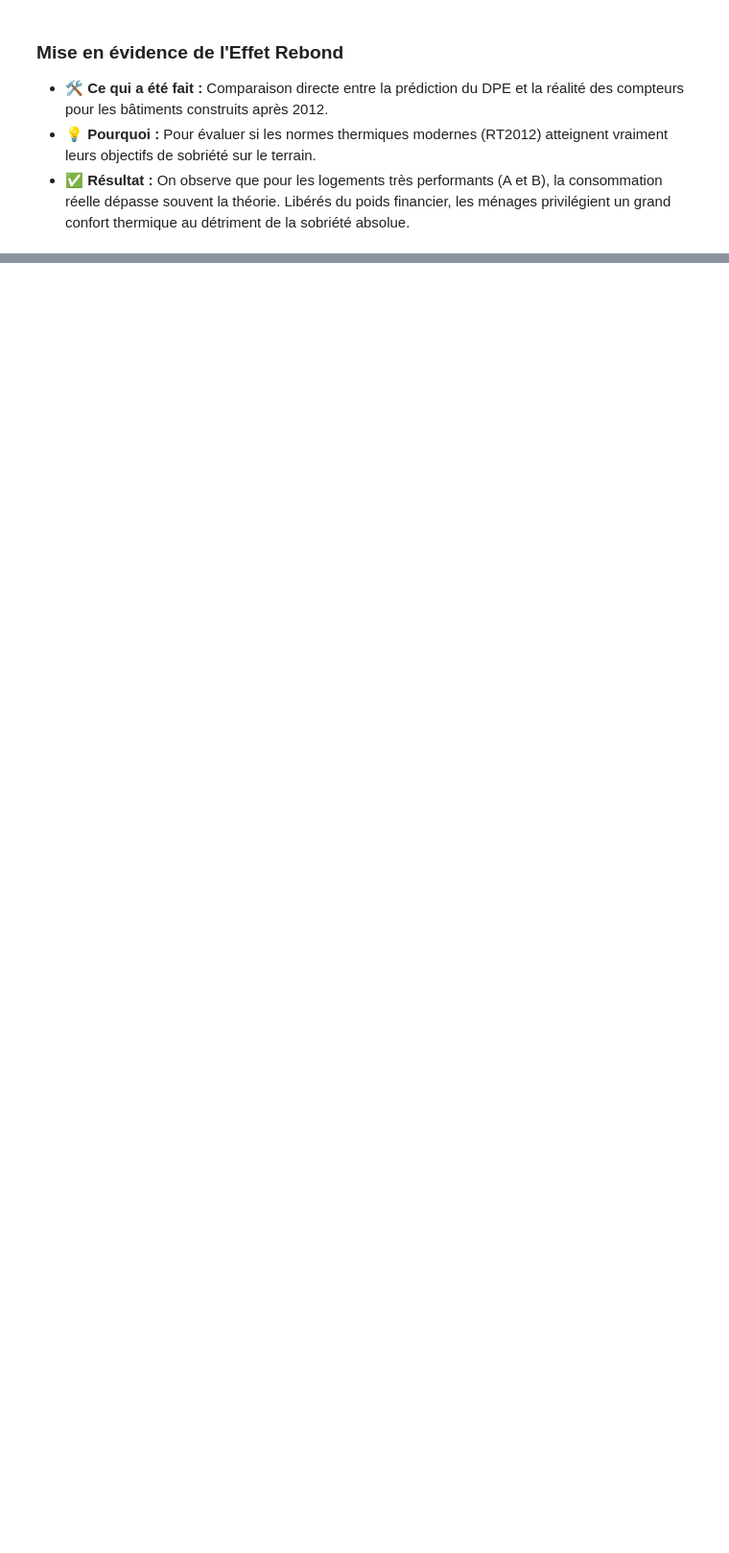
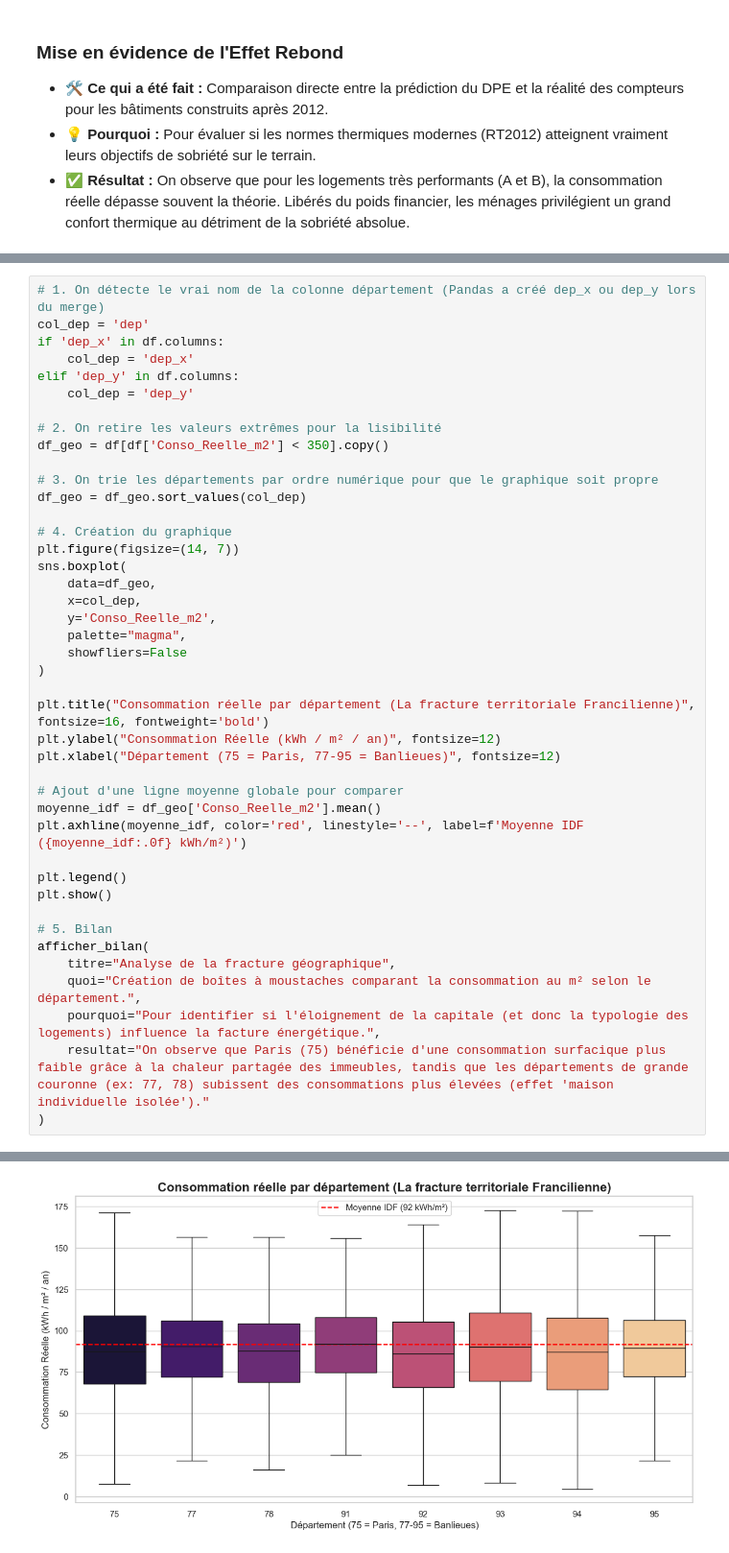
Before and after one commit to Leopold-Rony/Projet_open_data, a Jupyter notebook: notebooks_Iles_de_france/02_Data_Analysis_et_Viz.ipynb, the cells around one changed output, grey strips where cells are left out. Shown at 96% size. Cells and saved outputs as stored; diff of their text form; blank space fills up the shorter version.

```diff
--- a/notebooks_Iles_de_france/02_Data_Analysis_et_Viz.ipynb
+++ b/notebooks_Iles_de_france/02_Data_Analysis_et_Viz.ipynb
@@ -275,0 +281,43 @@ afficher_bilan(
+# %%
+# 1. On détecte le vrai nom de la colonne département (Pandas a créé dep_x ou dep_y lors du merge)
+col_dep = 'dep'
+if 'dep_x' in df.columns:
+    col_dep = 'dep_x'
+elif 'dep_y' in df.columns:
+    col_dep = 'dep_y'
+
+# 2. On retire les valeurs extrêmes pour la lisibilité
+df_geo = df[df['Conso_Reelle_m2'] < 350].copy()
+
+# 3. On trie les départements par ordre numérique pour que le graphique soit propre
+df_geo = df_geo.sort_values(col_dep)
+
+# 4. Création du graphique
+plt.figure(figsize=(14, 7))
+sns.boxplot(
+    data=df_geo,
+    x=col_dep,
+    y='Conso_Reelle_m2',
+    palette="magma",
+    showfliers=False
+)
+
+plt.title("Consommation réelle par département (La fracture territoriale Francilienne)", fontsize=16, fontweight='bold')
+plt.ylabel("Consommation Réelle (kWh / m² / an)", fontsize=12)
+plt.xlabel("Département (75 = Paris, 77-95 = Banlieues)", fontsize=12)
+
+# Ajout d'une ligne moyenne globale pour comparer
+moyenne_idf = df_geo['Conso_Reelle_m2'].mean()
+plt.axhline(moyenne_idf, color='red', linestyle='--', label=f'Moyenne IDF ({moyenne_idf:.0f} kWh/m²)')
+
+plt.legend()
+plt.show()
+
+# 5. Bilan
+afficher_bilan(
+    titre="Analyse de la fracture géographique",
+    quoi="Création de boîtes à moustaches comparant la consommation au m² selon le département.",
+    pourquoi="Pour identifier si l'éloignement de la capitale (et donc la typologie des logements) influence la facture énergétique.",
+    resultat="On observe que Paris (75) bénéficie d'une consommation surfacique plus faible grâce à la chaleur partagée des immeubles, tandis que les départements de grande couronne (ex: 77, 78) subissent des consommations plus élevées (effet 'maison individuelle isolée')."
+)
+# %% [output]
@@ -275,0 +327 @@ afficher_bilan(
+[figure, added]
```
Also changed, not shown: parts of 2 cells of this notebook, 1 other file.
